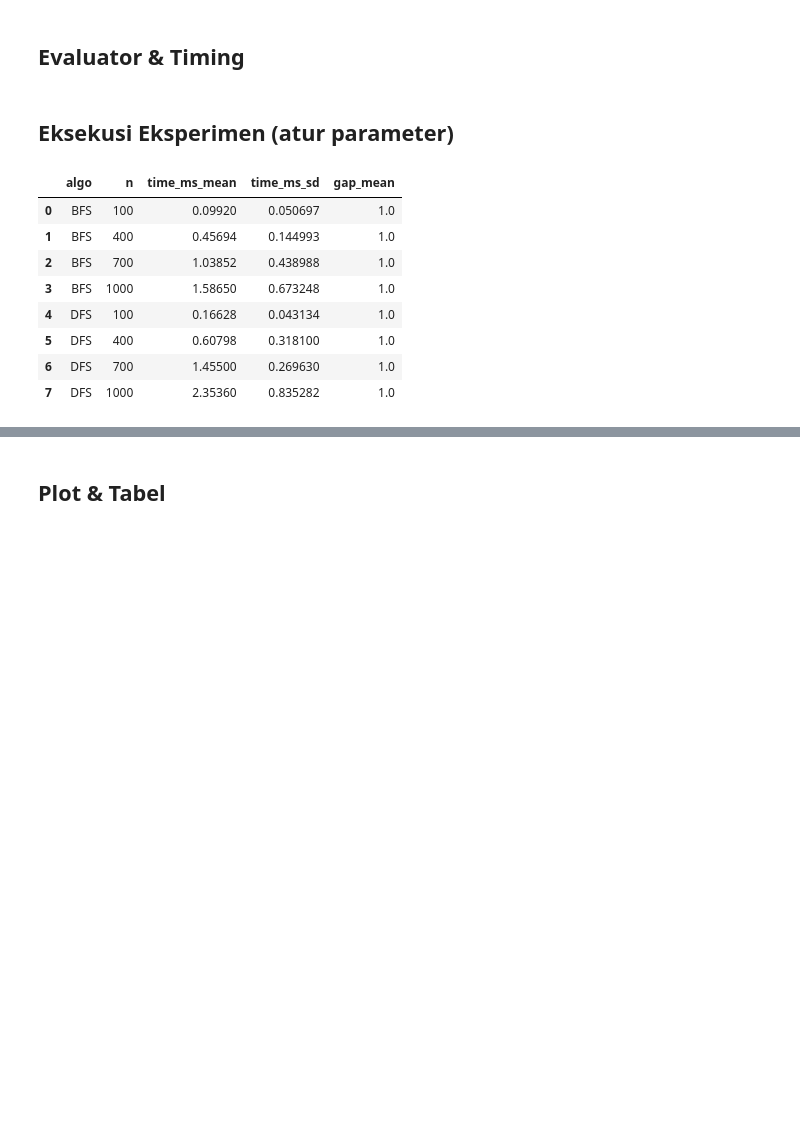
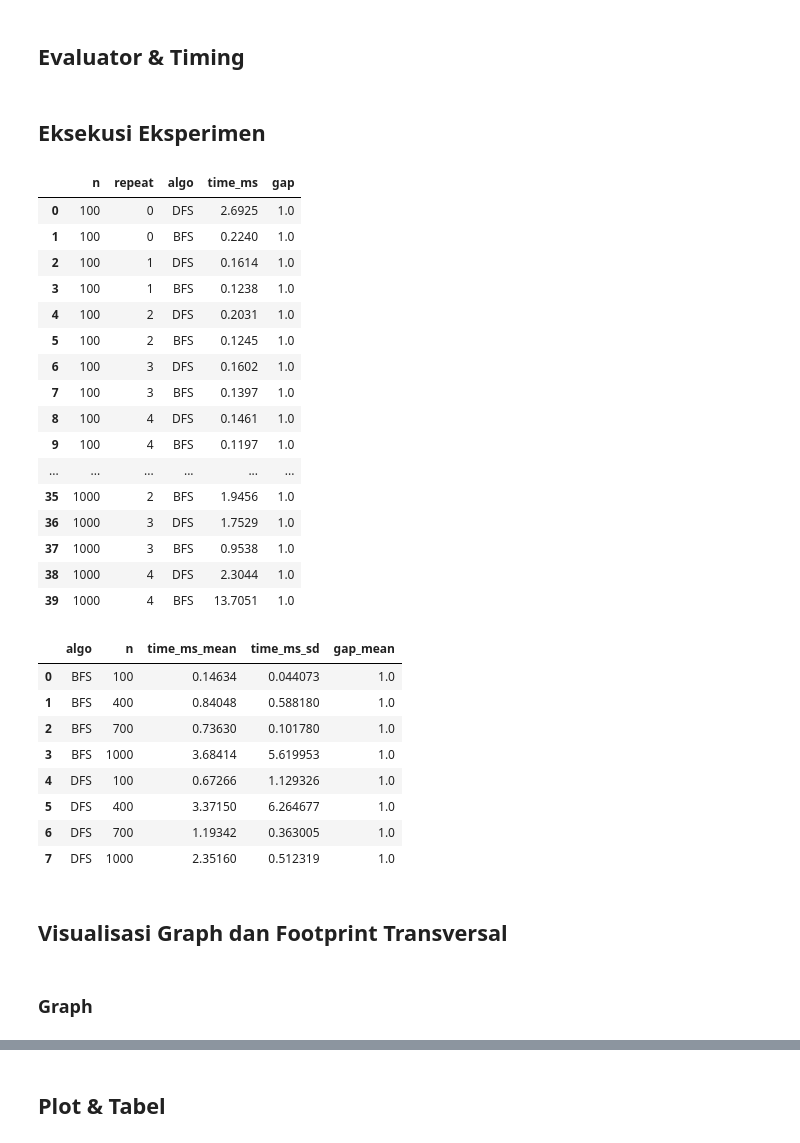
Before and after one commit to lilyypages/DAA_Kelompok2_KelasB, a Jupyter notebook: 01 Bentuk Jupyter File Project.ipynb, the cells around one changed output, grey strips where cells are left out. Drawn from its saved outputs; the diff is of its cells as text; code cells hidden in the pictures; blank space fills up the shorter version.

```diff
--- a/01 Bentuk Jupyter File Project.ipynb
+++ b/01 Bentuk Jupyter File Project.ipynb
@@ -135,50 +137,77 @@ def evaluate_solution(sol):
 
 def run_once(algorithm, adj_list,start,hasil,sepuh):
     t0=time.perf_counter(); out=algorithm(adj_list,start,hasil,sepuh); dt=(time.perf_counter()-t0)*1000.0
-    return dt, evaluate_solution(out)
+    return dt, evaluate_solution(out), out
 # %% [markdown]
-## Eksekusi Eksperimen (atur parameter)
+## Eksekusi Eksperimen
 # %%
 Ns=[100,400,700,1000]
 repeats=5
 base_seed= 121437
 start = 5
 rows=[]
+graph = {}
+tree_dfs = {}
+tree_bfs = {}
 
 for n in Ns:
     for r in range(repeats):
         adj_list, node_data = generate_bem_graph(n, base_seed + r)
+        graph[f"Graph N{n} seed({base_seed + r})"] = adj_list
         output_content = {
             "project": "connected_components_social_graph",
             "description": f"Graf BEM {n} nodes dengan Data Atribut",
             "n_nodes": n,
             "graph_adj": adj_list,
             "node_data": node_data
         }
         filename = f"data/social_graph_N{n} seed({base_seed}).json"
         with open(filename, "w") as f:
             json.dump(output_content, f, indent=2)
-        dA, gA = run_once(dfs_trans, adj_list,start,{},start)
-        dB, gB = run_once(bfs_trans, adj_list,start,{},start)
+        dA, gA, hasilA = run_once(dfs_trans, adj_list,start,{},start)
+        dB, gB, hasilB = run_once(bfs_trans, adj_list,start,{},start)
+        tree_dfs[f"DFS N{n} seed({base_seed + r})"] = hasilA
+        tree_bfs[f"BFS N{n} seed({base_seed + r})"] = hasilB
         rows.append({'n':n,'repeat':r,'algo':'DFS','time_ms':dA,'gap':gA})
         rows.append({'n':n,'repeat':r,'algo':'BFS','time_ms':dB,'gap':gB})
 
 df=pd.DataFrame(rows)
+display(df)
+
 os.makedirs("results", exist_ok=True)
 file = open("results/experiment_raw.csv","a+")
 file.close()
 df.to_csv('results/experiment_raw.csv', index=False)
 summary=df.groupby(['algo','n']).agg(time_ms_mean=('time_ms','mean'), time_ms_sd=('time_ms','std'), gap_mean=('gap','mean')).reset_index()
 summary.to_csv('results/summary.csv', index=False)
 
 display(summary)
 # %% [output]
-|  | algo | n | time_ms_mean | time_ms_sd | gap_mean |
-| 0 | BFS | 100 | 0.09920 | 0.050697 | 1.0 |
-| 1 | BFS | 400 | 0.45694 | 0.144993 | 1.0 |
-| 2 | BFS | 700 | 1.03852 | 0.438988 | 1.0 |
-| 3 | BFS | 1000 | 1.58650 | 0.673248 | 1.0 |
-| 4 | DFS | 100 | 0.16628 | 0.043134 | 1.0 |
-| 5 | DFS | 400 | 0.60798 | 0.318100 | 1.0 |
-| 6 | DFS | 700 | 1.45500 | 0.269630 | 1.0 |
-| 7 | DFS | 1000 | 2.35360 | 0.835282 | 1.0 |
+|  | n | repeat | algo | time_ms | gap |
+| 0 | 100 | 0 | DFS | 2.6925 | 1.0 |
+| 1 | 100 | 0 | BFS | 0.2240 | 1.0 |
+| 2 | 100 | 1 | DFS | 0.1614 | 1.0 |
+| 3 | 100 | 1 | BFS | 0.1238 | 1.0 |
+| 4 | 100 | 2 | DFS | 0.2031 | 1.0 |
+| 5 | 100 | 2 | BFS | 0.1245 | 1.0 |
+| 6 | 100 | 3 | DFS | 0.1602 | 1.0 |
+| 7 | 100 | 3 | BFS | 0.1397 | 1.0 |
+| 8 | 100 | 4 | DFS | 0.1461 | 1.0 |
+| 9 | 100 | 4 | BFS | 0.1197 | 1.0 |
+| ... | ... | ... | ... | ... | ... |
+| 35 | 1000 | 2 | BFS | 1.9456 | 1.0 |
+| 36 | 1000 | 3 | DFS | 1.7529 | 1.0 |
+| 37 | 1000 | 3 | BFS | 0.9538 | 1.0 |
+| 38 | 1000 | 4 | DFS | 2.3044 | 1.0 |
+| 39 | 1000 | 4 | BFS | 13.7051 | 1.0 |
+|  | algo | n | time_ms_mean | time_ms_sd | gap_mean |
+| 0 | BFS | 100 | 0.14634 | 0.044073 | 1.0 |
+| 1 | BFS | 400 | 0.84048 | 0.588180 | 1.0 |
+| 2 | BFS | 700 | 0.73630 | 0.101780 | 1.0 |
+| 3 | BFS | 1000 | 3.68414 | 5.619953 | 1.0 |
+| 4 | DFS | 100 | 0.67266 | 1.129326 | 1.0 |
+| 5 | DFS | 400 | 3.37150 | 6.264677 | 1.0 |
+| 6 | DFS | 700 | 1.19342 | 0.363005 | 1.0 |
+| 7 | DFS | 1000 | 2.35160 | 0.512319 | 1.0 |
+# %% [markdown]
+## Visualisasi Graph dan Footprint Transversal
@@ -184,0 +243,2 @@ display(summary)
+# %% [markdown]
+### Graph
```
Also changed, not shown: parts of 11 cells of this notebook, 5 other files.
